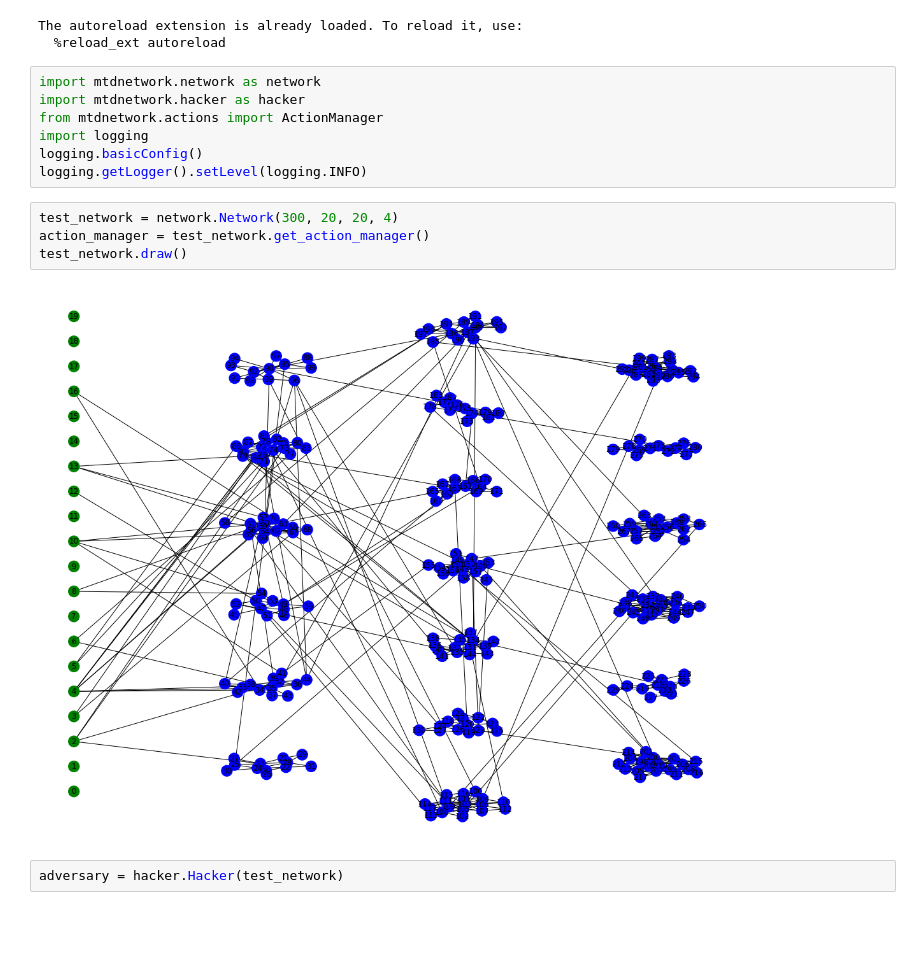
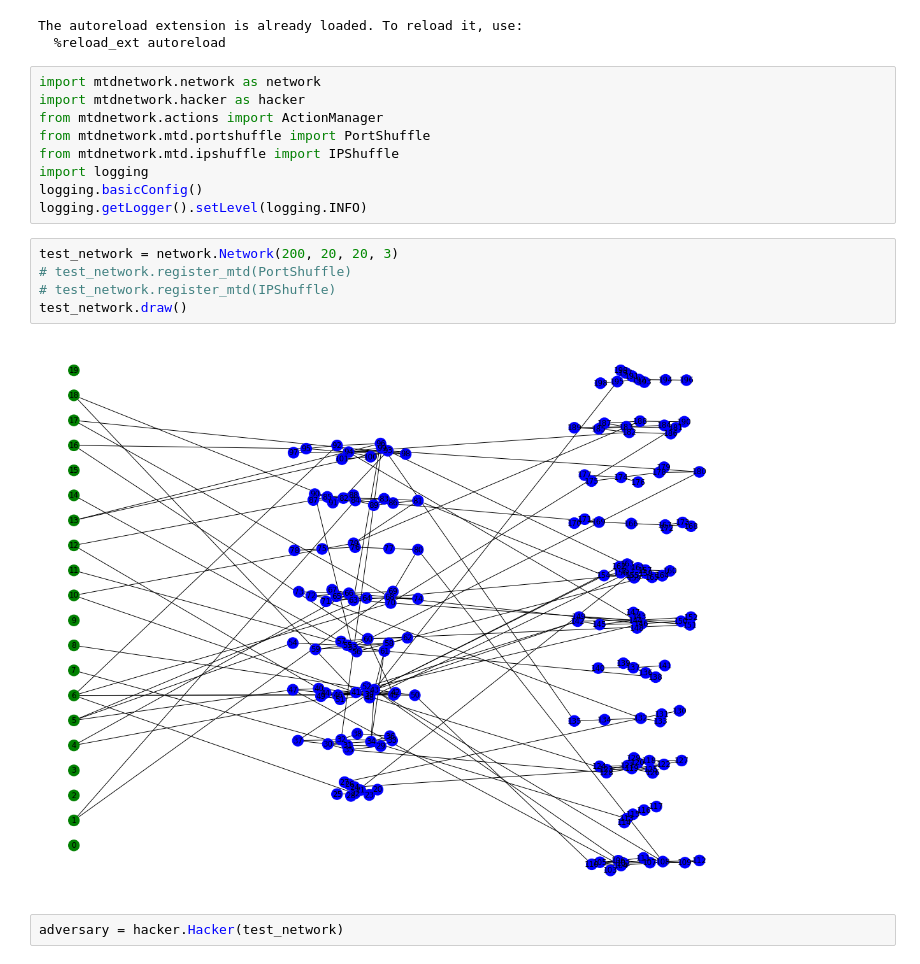
Before and after one commit to yuanyuan2000/MTDGame, a Jupyter notebook: test_mtdnetwork.ipynb, the cells around one changed output. Drawn from its saved outputs; the diff is of its cells as text; blank space fills up the shorter version.

```diff
--- a/test_mtdnetwork.ipynb
+++ b/test_mtdnetwork.ipynb
@@ -8,15 +8,18 @@ The autoreload extension is already loaded. To reload it, use:
 import mtdnetwork.network as network
 import mtdnetwork.hacker as hacker
 from mtdnetwork.actions import ActionManager
+from mtdnetwork.mtd.portshuffle import PortShuffle
+from mtdnetwork.mtd.ipshuffle import IPShuffle
 import logging
 logging.basicConfig()
 logging.getLogger().setLevel(logging.INFO)
 # %%
-test_network = network.Network(300, 20, 20, 4)
-action_manager = test_network.get_action_manager()
+test_network = network.Network(200, 20, 20, 3)
+# test_network.register_mtd(PortShuffle)
+# test_network.register_mtd(IPShuffle)
 test_network.draw()
 # %% [output]
-[figure, old version]
+[figure, new version]
 # %%
 adversary = hacker.Hacker(test_network)
 # %%
```
Also changed, not shown: parts of 5 cells of this notebook, 7 other files.
